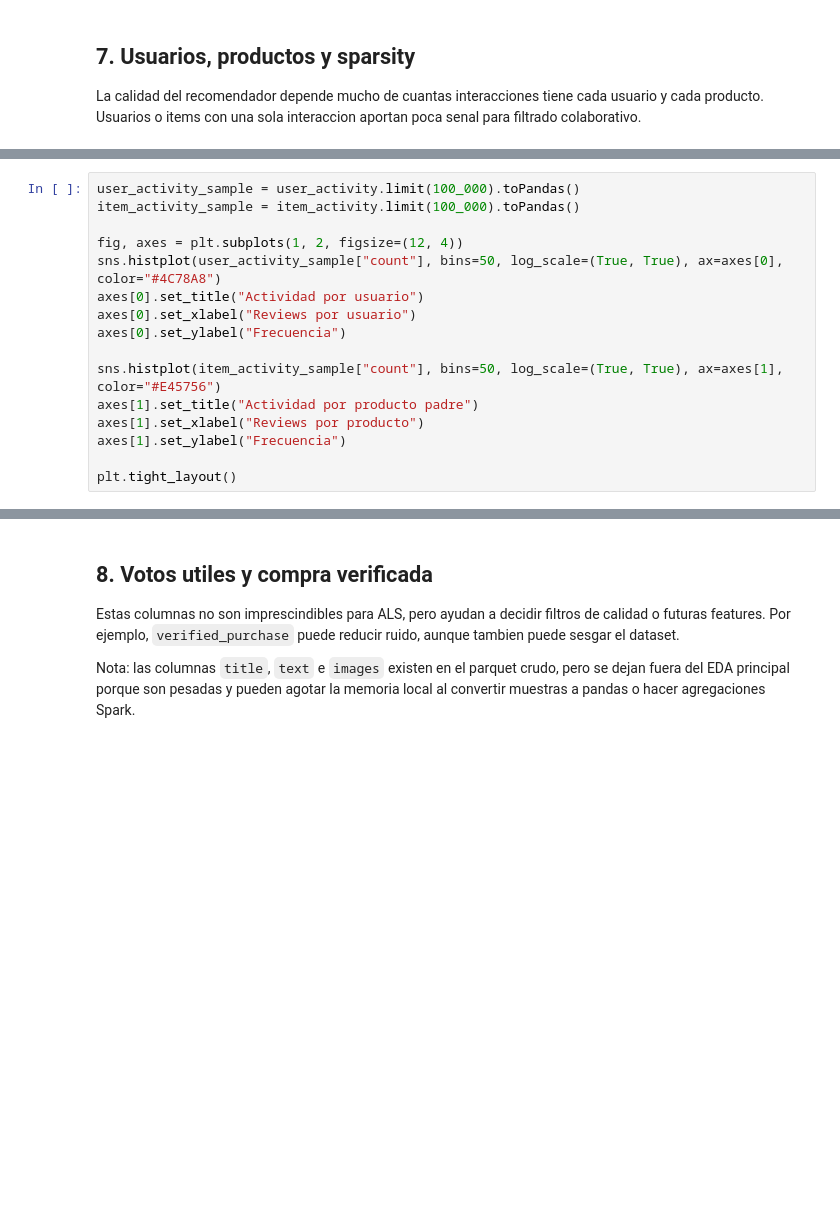
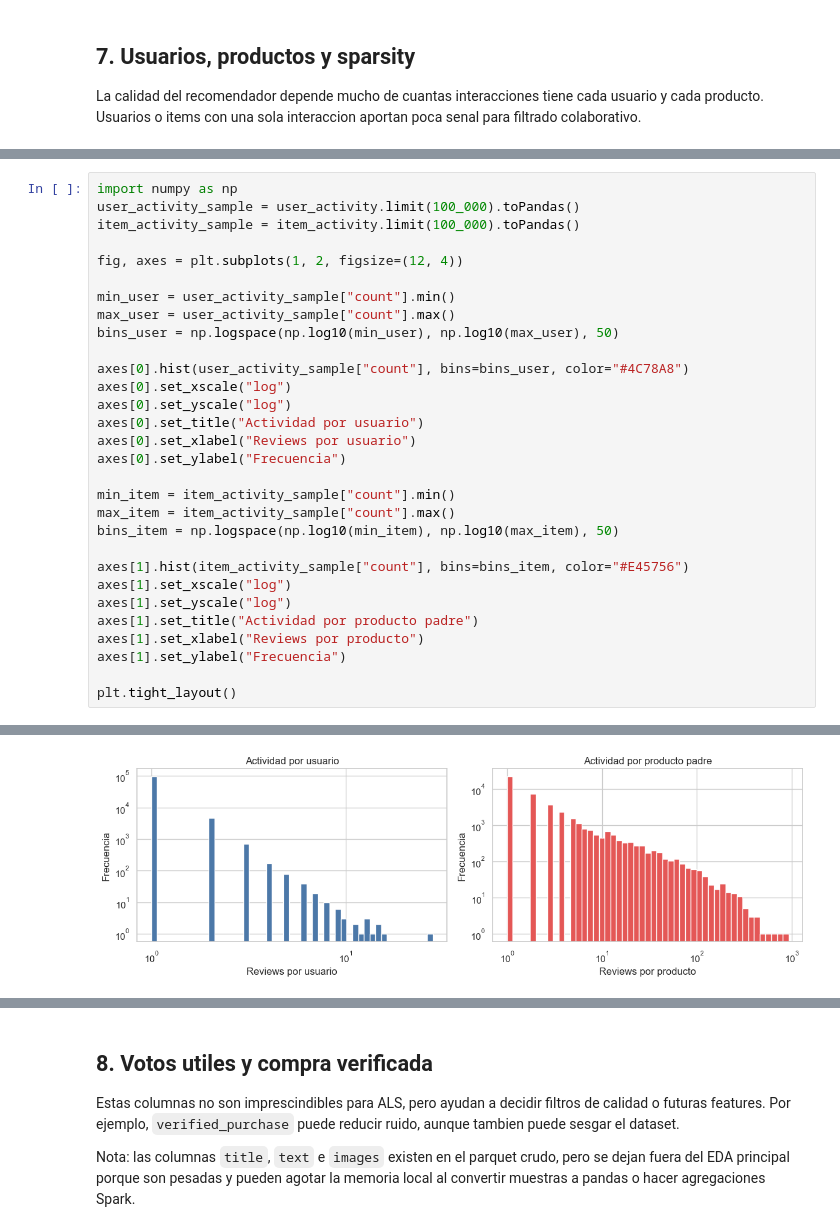
Before and after one commit to asierboveda/amazon-recsys, a Jupyter notebook: notebooks/01_data_exploration.ipynb, the cells around one changed output, grey strips where cells are left out. Saved outputs shown, nothing was run; the diff lists cells and outputs as text; blank space fills up the shorter version.

```diff
--- a/notebooks/01_data_exploration.ipynb
+++ b/notebooks/01_data_exploration.ipynb
@@ -349,16 +432,31 @@ activity_summary
 # %%
+import numpy as np
 user_activity_sample = user_activity.limit(100_000).toPandas()
 item_activity_sample = item_activity.limit(100_000).toPandas()
 
 fig, axes = plt.subplots(1, 2, figsize=(12, 4))
-sns.histplot(user_activity_sample["count"], bins=50, log_scale=(True, True), ax=axes[0], color="#4C78A8")
+
+min_user = user_activity_sample["count"].min()
+max_user = user_activity_sample["count"].max()
+bins_user = np.logspace(np.log10(min_user), np.log10(max_user), 50)
+
+axes[0].hist(user_activity_sample["count"], bins=bins_user, color="#4C78A8")
+axes[0].set_xscale("log")
+axes[0].set_yscale("log")
 axes[0].set_title("Actividad por usuario")
 axes[0].set_xlabel("Reviews por usuario")
 axes[0].set_ylabel("Frecuencia")
 
-sns.histplot(item_activity_sample["count"], bins=50, log_scale=(True, True), ax=axes[1], color="#E45756")
+min_item = item_activity_sample["count"].min()
+max_item = item_activity_sample["count"].max()
+bins_item = np.logspace(np.log10(min_item), np.log10(max_item), 50)
+
+axes[1].hist(item_activity_sample["count"], bins=bins_item, color="#E45756")
+axes[1].set_xscale("log")
+axes[1].set_yscale("log")
 axes[1].set_title("Actividad por producto padre")
 axes[1].set_xlabel("Reviews por producto")
 axes[1].set_ylabel("Frecuencia")
 
 plt.tight_layout()
+# %% [output]
@@ -365,3 +464,4 @@ plt.tight_layout()
+[figure, added]
 # %%
 top_users = user_activity.orderBy(F.desc("count")).limit(10).toPandas()
 top_items = item_activity.orderBy(F.desc("count")).limit(10).toPandas()
```
Also changed, not shown: parts of 24 cells of this notebook, 1 other file.
